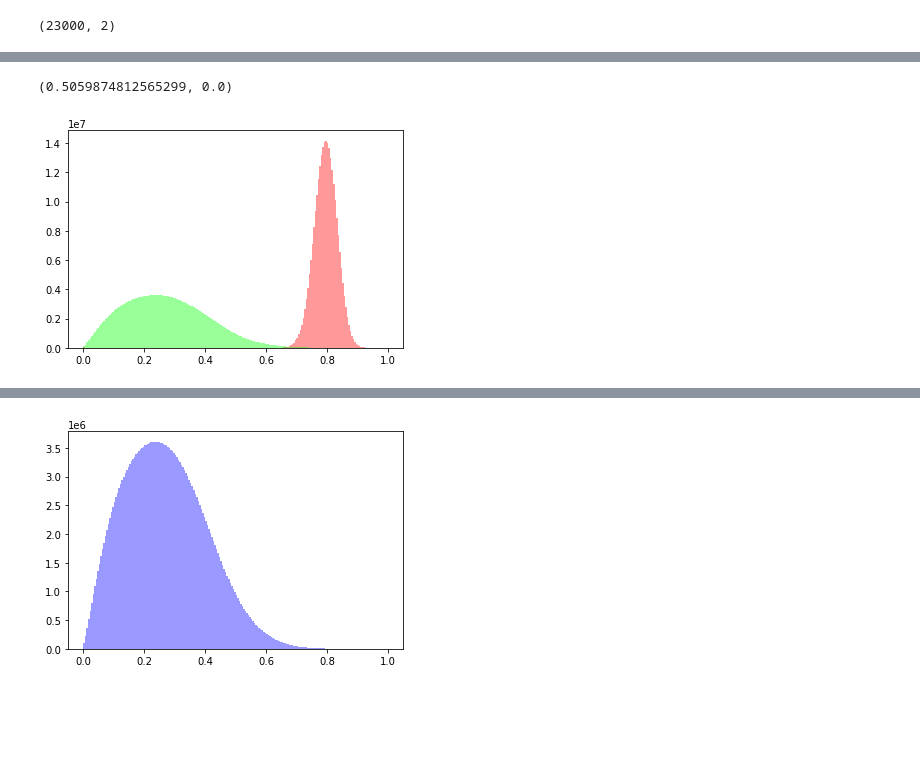
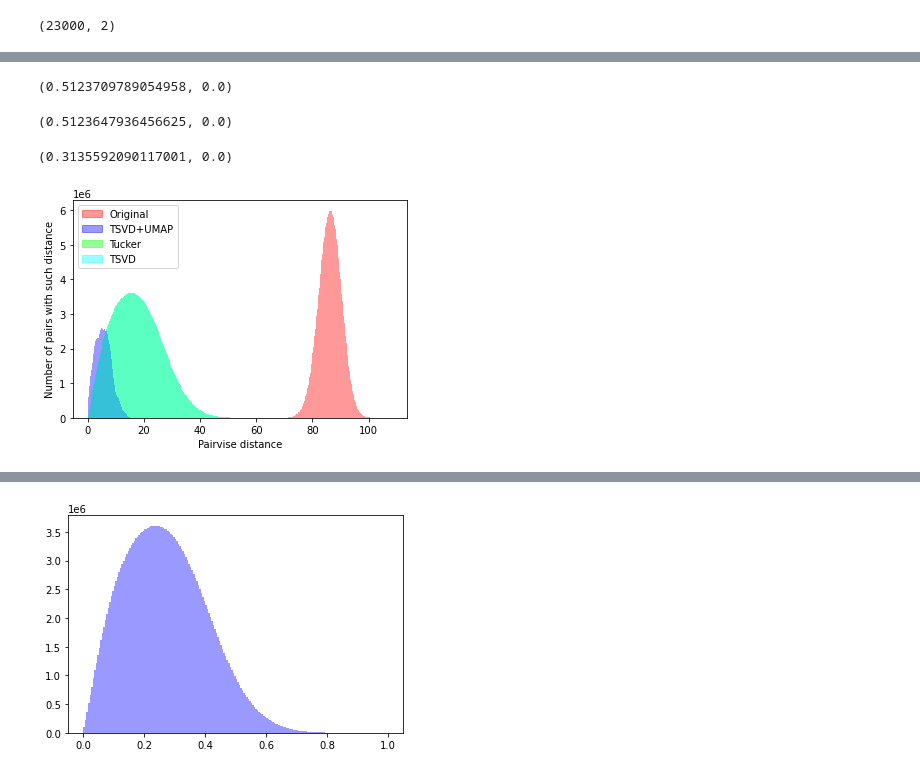
Before and after one commit to bakirillov/skoltech-nla2021, a Jupyter notebook: src/Decompositions.ipynb, the cells around one changed output, grey strips where cells are left out. Drawn from its saved outputs; the diff is of its cells as text; code cells hidden in the pictures; blank space fills up the shorter version.

```diff
--- a/src/Decompositions.ipynb
+++ b/src/Decompositions.ipynb
@@ -52,4 +55,14 @@ d_tucker_flat = d_tucker_flat/np.max(d_tucker_flat)
+# %%
+tenx_50_tsvd = TruncatedSVD(n_components=50).fit_transform(raw.reshape(23000, 1999))
+u = UMAP()
+tenx_umap = u.fit_transform(tenx_50_tsvd)
+# %%
+tenx_2_tsvd = TruncatedSVD(n_components=2).fit_transform(raw.reshape(23000, 1999))
+# %%
+d_umap = pdist(tenx_umap)
+# %%
+d_tsvd = pdist(tenx_2_tsvd)
 # %%
-st.pearsonr(d_orig_flat, d_tucker_flat)
+st.pearsonr(d_orig, d_tucker)
 # %% [output]
-(0.5059874812565299, 0.0)
+(0.5123709789054958, 0.0)
@@ -56,6 +71,27 @@ st.pearsonr(d_orig_flat, d_tucker_flat)
+# %%
+st.pearsonr(d_orig, d_tsvd)
+# %% [output]
+(0.5123647936456625, 0.0)
+# %%
+st.pearsonr(d_tucker, d_umap)
+# %% [output]
+(0.3135592090117001, 0.0)
 # %%
 plt.hist(d_orig, color=(1,0,0,0.4), bins=200)
 plt.hist(d_tucker, color=(0,1,0,0.4), bins=200)
+plt.hist(d_umap, color=(0,0,1,0.4), bins=200)
+plt.hist(d_tsvd, color=(0,1,1,0.4), bins=200)
+plt.legend(
+    loc="best", handles=[
+        Patch(label="Original", color=(1,0,0,0.4)),
+        Patch(label="TSVD+UMAP", color=(0,0,1,0.4)),
+        Patch(label="Tucker", color=(0,1,0,0.4)),
+        Patch(label="TSVD", color=(0,1,1,0.4)),
+    ]
+)
+plt.xlabel("Pairvise distance")
+plt.ylabel("Number of pairs with such distance")
+plt.savefig("OrigVsTucker.png")
 plt.show()
 # %% [output]
-[figure, old version]
+[figure, new version]
```
Also changed, not shown: parts of 37 cells of this notebook, 6 other files.
